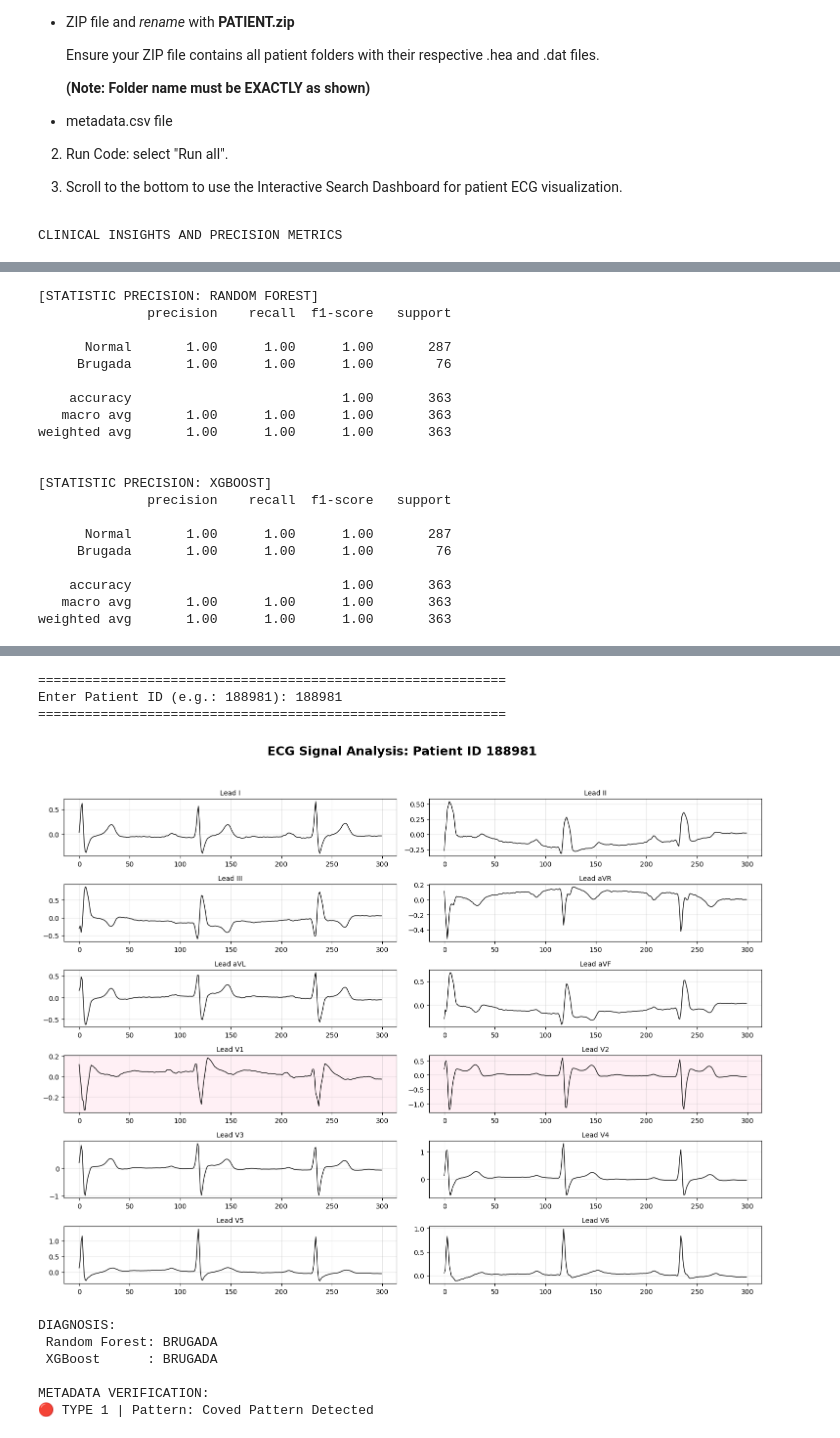
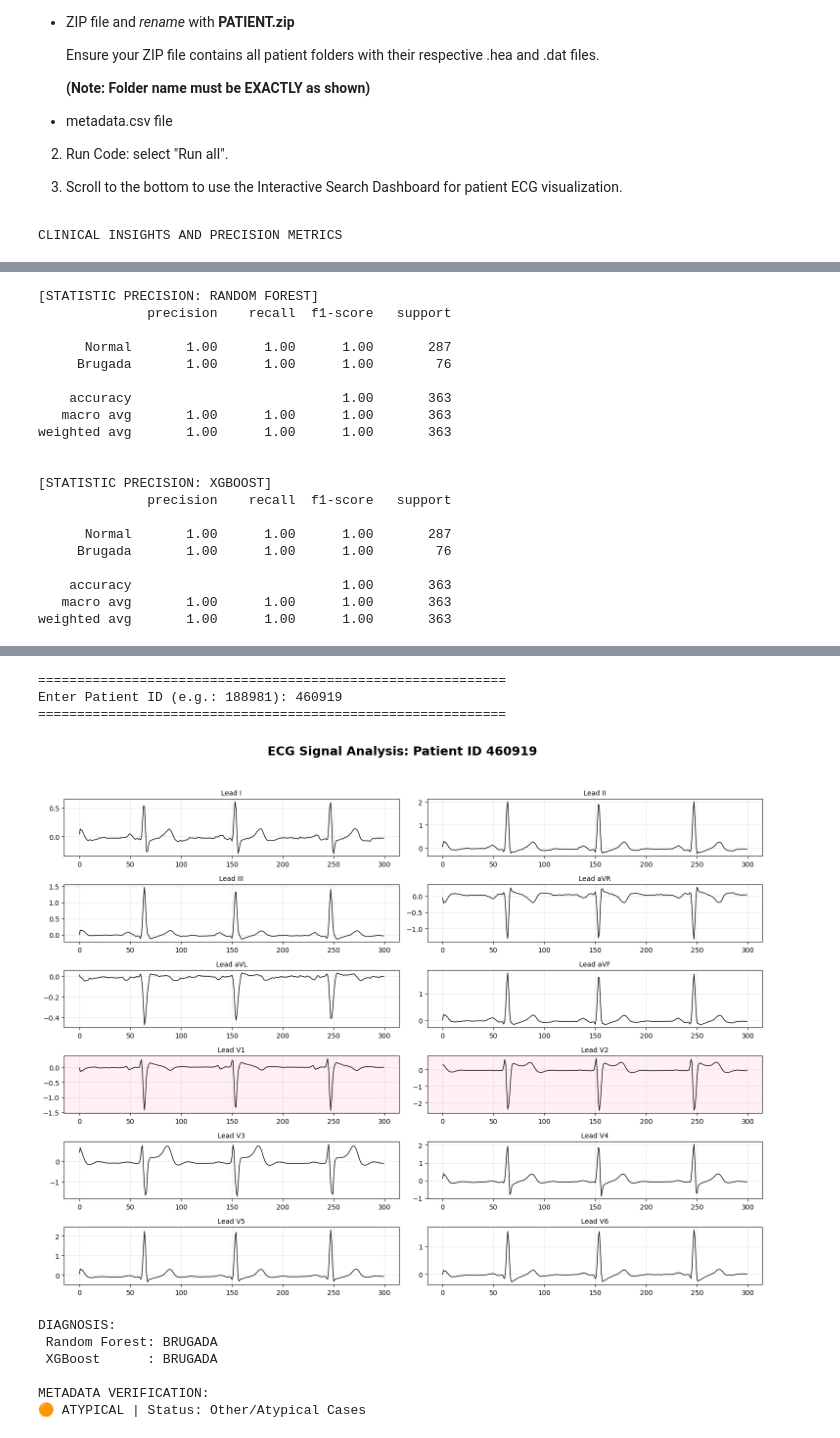
Before and after one commit to ALYANANASUHAH/IDSC2026-AURUM-ANALYTICS---BRUGADA-, a Jupyter notebook: AURUM_ANALYTICS.ipynb, the cells around one changed output, grey strips where cells are left out. Drawn from its saved outputs; the diff is of its cells as text; code cells hidden in the pictures.

```diff
--- a/AURUM_ANALYTICS.ipynb
+++ b/AURUM_ANALYTICS.ipynb
@@ -205,11 +205,11 @@ try:
 
         diag_val = match['brugada'].values[0]
         status = {
-            1: ("🔴 TYPE 1", "Coved Pattern Detected"),
-            2: ("🟠 TYPE 2", "Saddle-back Pattern Detected")
-            }.get(diag_val, ("🟢 NORMAL", "No Brugada signs"))
+            1: ("🔴 BRUGADA", "Confirmed Brugada Syndrome diagnosis"),
+            2: ("🟠 ATYPICAL", "Other/Atypical Cases")
+            }.get(diag_val, ("🟢 NORMAL", "Healthy individuals"))
         print(f"\nMETADATA VERIFICATION:")
-        print(f"{status[0]} | Pattern: {status[1]}")
+        print(f"{status[0]} | Status: {status[1]}")
     else:
         print(f"ID {search_id} not found.")
 except Exception as e:
@@ -221,38 +221,38 @@ CLINICAL INSIGHTS AND PRECISION METRICS
  Metric Brugada  Normal
    Mean -0.0035 -0.0055
  Median -0.0010 -0.0060
 Std Dev  0.2033  0.2395
     Max  1.2420  3.3600
     Min -2.7240 -3.3430
 [figure]
 [STATISTIC PRECISION: RANDOM FOREST]
               precision    recall  f1-score   support
 
       Normal       1.00      1.00      1.00       287
      Brugada       1.00      1.00      1.00        76
 
     accuracy                           1.00       363
    macro avg       1.00      1.00      1.00       363
 weighted avg       1.00      1.00      1.00       363
 
 
 [STATISTIC PRECISION: XGBOOST]
               precision    recall  f1-score   support
 
       Normal       1.00      1.00      1.00       287
      Brugada       1.00      1.00      1.00        76
 
     accuracy                           1.00       363
    macro avg       1.00      1.00      1.00       363
 weighted avg       1.00      1.00      1.00       363
 [figure]
 ============================================================
-Enter Patient ID (e.g.: 188981): 188981
+Enter Patient ID (e.g.: 188981): 460919
 ============================================================
-[figure, old version]
+[figure, new version]
 DIAGNOSIS:
  Random Forest: BRUGADA
  XGBoost      : BRUGADA
 
 METADATA VERIFICATION:
-🔴 TYPE 1 | Pattern: Coved Pattern Detected
+🟠 ATYPICAL | Status: Other/Atypical Cases
```
